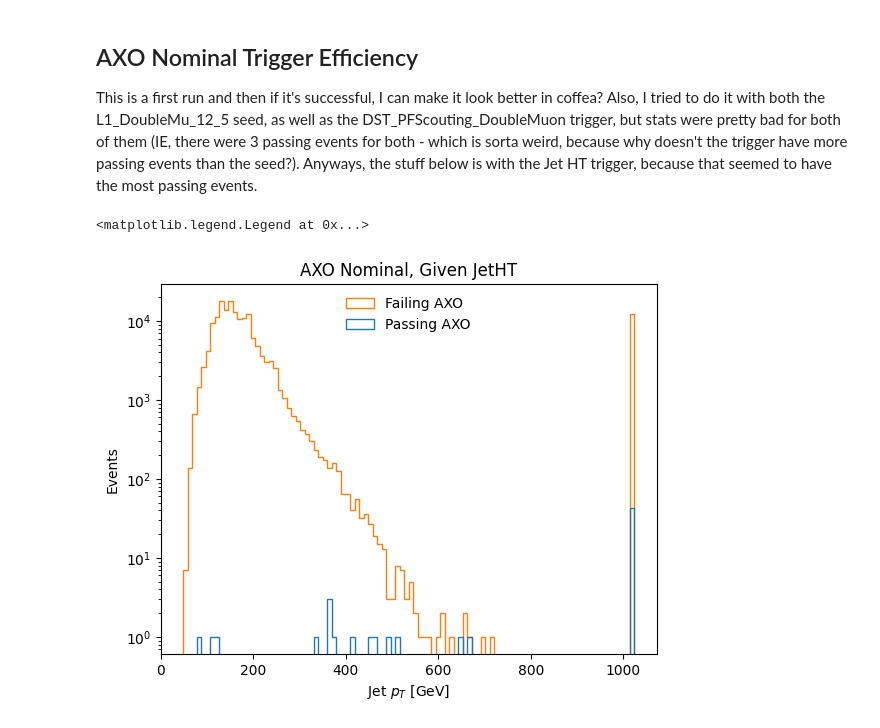
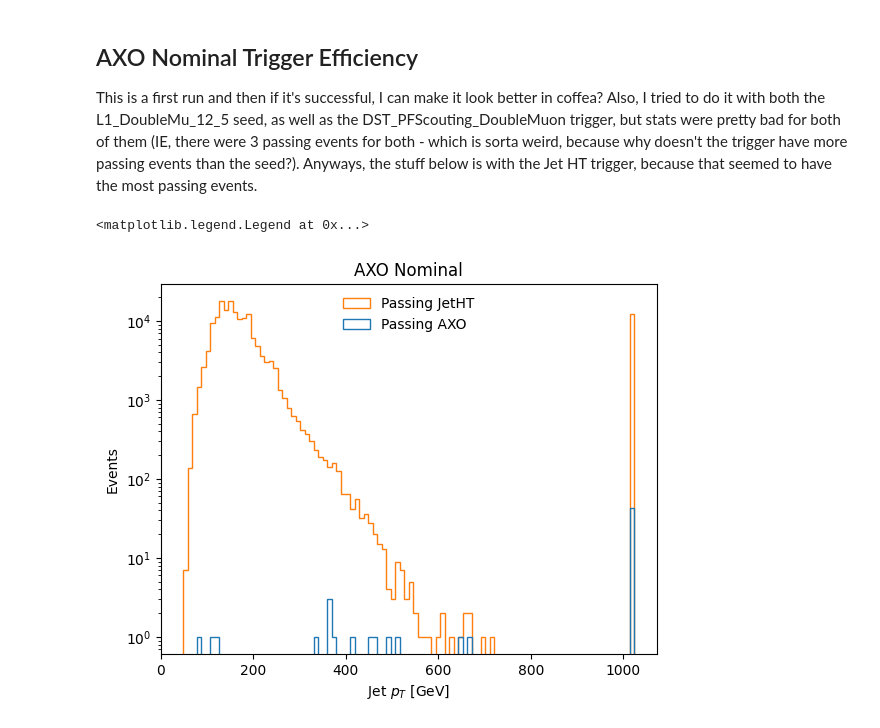
Before and after one commit to AdaCollins01/completed_axol1tl_practice, a Jupyter notebook: 4_getting_started_with_triggers.ipynb, the cells around one changed output. Saved outputs shown, nothing was run; the diff lists cells and outputs as text; code cells hidden in the pictures.

```diff
--- a/4_getting_started_with_triggers.ipynb
+++ b/4_getting_started_with_triggers.ipynb
@@ -722,37 +751,40 @@ plt.hist([passing_mu, failing_mu],
 plt.yscale("log")
 plt.ylabel("Events")
 plt.xlabel(r"Muon $p_T$ [GeV]")
 plt.title("AXO Nominal")
 plt.legend(frameon = False)
 """
 
-
 # What passed?
 jetHT = events["DST_PFScouting_JetHT"].array()
 jet_bx_0 = events["L1Jet_bx"].array() == 0
 jet_pt = events["L1Jet_pt"].array()[jet_bx_0]
 
 # What passed AXO?
 axonom_trigger_bits = events["DST_PFScouting_AXONominal"].array()
 passing = jetHT & axonom_trigger_bits # Right?
 passing_jet = jet_pt[passing]
 passing_jet = ak.flatten(passing_jet[:,0:1])
 
 # What failed AXO?
-failing = jetHT & ~axonom_trigger_bits # Keeps what passed jetHT, but not what failed AXO_Nominal
-failing_jet = jet_pt[failing]
+#failing = jetHT & ~axonom_trigger_bits --> Keeps what passed jetHT, but not what failed AXO_Nominal
+failing_jet = jet_pt[jetHT] # We just want everything that passed JetHT, don't have to filter out failed AXO
 failing_jet = ak.flatten(failing_jet[:,0:1])
 
-# Plot these
+# Use np.histogram to organize
+passing = np.histogram(passing_jet, bins = 100)
+failing = np.histogram(failing_jet, bins = 100)
+
+# Visually demonstrate what passed and what didn't
 plt.hist([passing_jet, failing_jet],
          bins = 100,
-         label = ["Passing AXO", "Failing AXO"],
+         label = ["Passing AXO", "Passing JetHT"],
          histtype = "step")
 plt.yscale("log")
 plt.ylabel("Events")
 plt.xlabel(r"Jet $p_T$ [GeV]")
-plt.title("AXO Nominal, Given JetHT")
+plt.title("AXO Nominal")
 plt.legend(frameon = False)
 # %% [output]
 <matplotlib.legend.Legend at 0x...>
-[figure, old version]
+[figure, new version]
```
Also changed, not shown: parts of 22 cells of this notebook.
